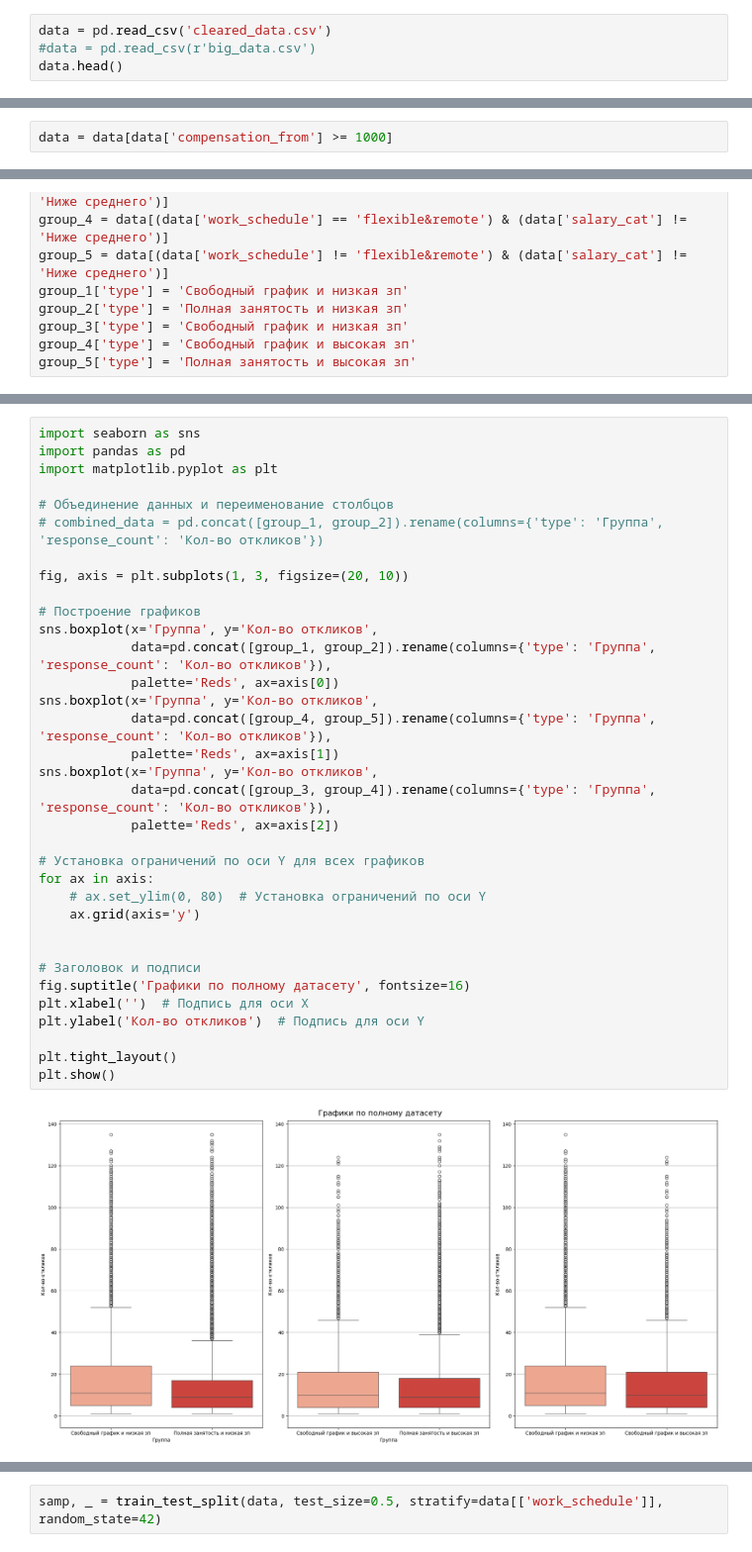
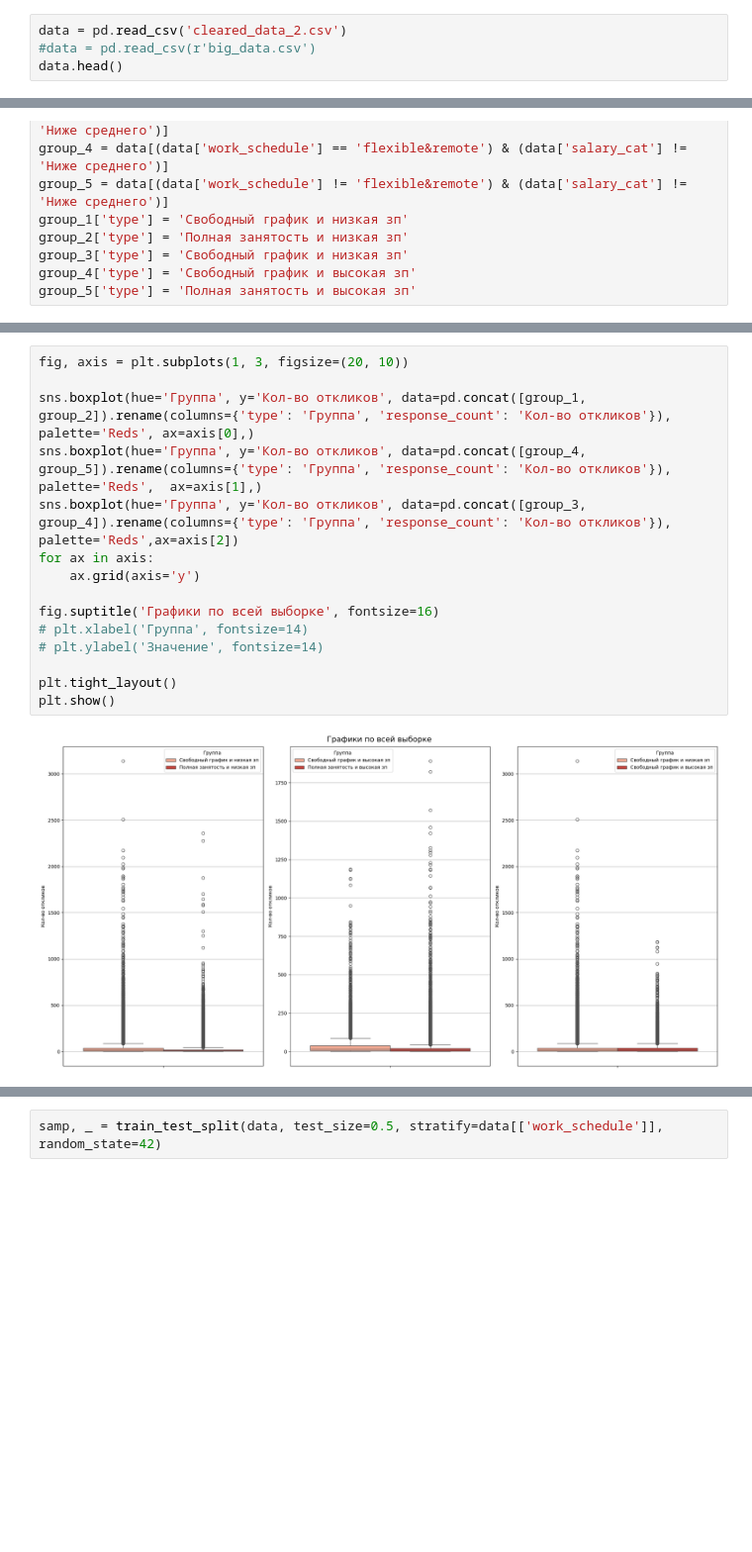
Before and after one commit to egor00777/hh.ru_data, a Jupyter notebook: analiz gipotezy.ipynb, the cells around one changed output, grey strips where cells are left out. Shown at 99% size. Saved outputs shown, nothing was run; the diff lists cells and outputs as text; blank space fills up the shorter version.

```diff
--- a/analiz gipotezy.ipynb
+++ b/analiz gipotezy.ipynb
@@ -22,7 +22,7 @@ warnings.filterwarnings(action='ignore')
 # %% [markdown]
 # Загрузка данных
 # %%
-data = pd.read_csv('cleared_data.csv')
+data = pd.read_csv('cleared_data_2.csv')
 #data = pd.read_csv(r'big_data.csv')
 data.head()
 # %% [output]
@@ -51,6 +67,4 @@ max      150000.000000
 Name: compensation_from, dtype: float64
-# %%
-data = data[data['compensation_from'] >= 1000]
 # %% [markdown]
 ### изменяем тип creation_date
 # %%
@@ -160,39 +162,20 @@ plt.show()
 # %%
-import seaborn as sns
-import pandas as pd
-import matplotlib.pyplot as plt
-
-# Объединение данных и переименование столбцов
-# combined_data = pd.concat([group_1, group_2]).rename(columns={'type': 'Группа', 'response_count': 'Кол-во откликов'})
-
 fig, axis = plt.subplots(1, 3, figsize=(20, 10))
 
-# Построение графиков
-sns.boxplot(x='Группа', y='Кол-во откликов',
-            data=pd.concat([group_1, group_2]).rename(columns={'type': 'Группа', 'response_count': 'Кол-во откликов'}),
-            palette='Reds', ax=axis[0])
-sns.boxplot(x='Группа', y='Кол-во откликов',
-            data=pd.concat([group_4, group_5]).rename(columns={'type': 'Группа', 'response_count': 'Кол-во откликов'}),
-            palette='Reds', ax=axis[1])
-sns.boxplot(x='Группа', y='Кол-во откликов',
-            data=pd.concat([group_3, group_4]).rename(columns={'type': 'Группа', 'response_count': 'Кол-во откликов'}),
-            palette='Reds', ax=axis[2])
-
-# Установка ограничений по оси Y для всех графиков
+sns.boxplot(hue='Группа', y='Кол-во откликов', data=pd.concat([group_1, group_2]).rename(columns={'type': 'Группа', 'response_count': 'Кол-во откликов'}), palette='Reds', ax=axis[0],)
+sns.boxplot(hue='Группа', y='Кол-во откликов', data=pd.concat([group_4, group_5]).rename(columns={'type': 'Группа', 'response_count': 'Кол-во откликов'}), palette='Reds',  ax=axis[1],)
+sns.boxplot(hue='Группа', y='Кол-во откликов', data=pd.concat([group_3, group_4]).rename(columns={'type': 'Группа', 'response_count': 'Кол-во откликов'}), palette='Reds',ax=axis[2])
 for ax in axis:
-    # ax.set_ylim(0, 80)  # Установка ограничений по оси Y
     ax.grid(axis='y')
 
-
-# Заголовок и подписи
-fig.suptitle('Графики по полному датасету', fontsize=16)
-plt.xlabel('')  # Подпись для оси X
-plt.ylabel('Кол-во откликов')  # Подпись для оси Y
+fig.suptitle('Графики по всей выборке', fontsize=16)
+# plt.xlabel('Группа', fontsize=14)
+# plt.ylabel('Значение', fontsize=14)
 
 plt.tight_layout()
 plt.show()
 # %% [output]
-[figure, old version]
+[figure, new version]
 # %%
 len(group_1), len(group_2), len(group_3), len(group_4)
 # %% [output]
```
Also changed, not shown: parts of 53 cells of this notebook, 1 other file.
